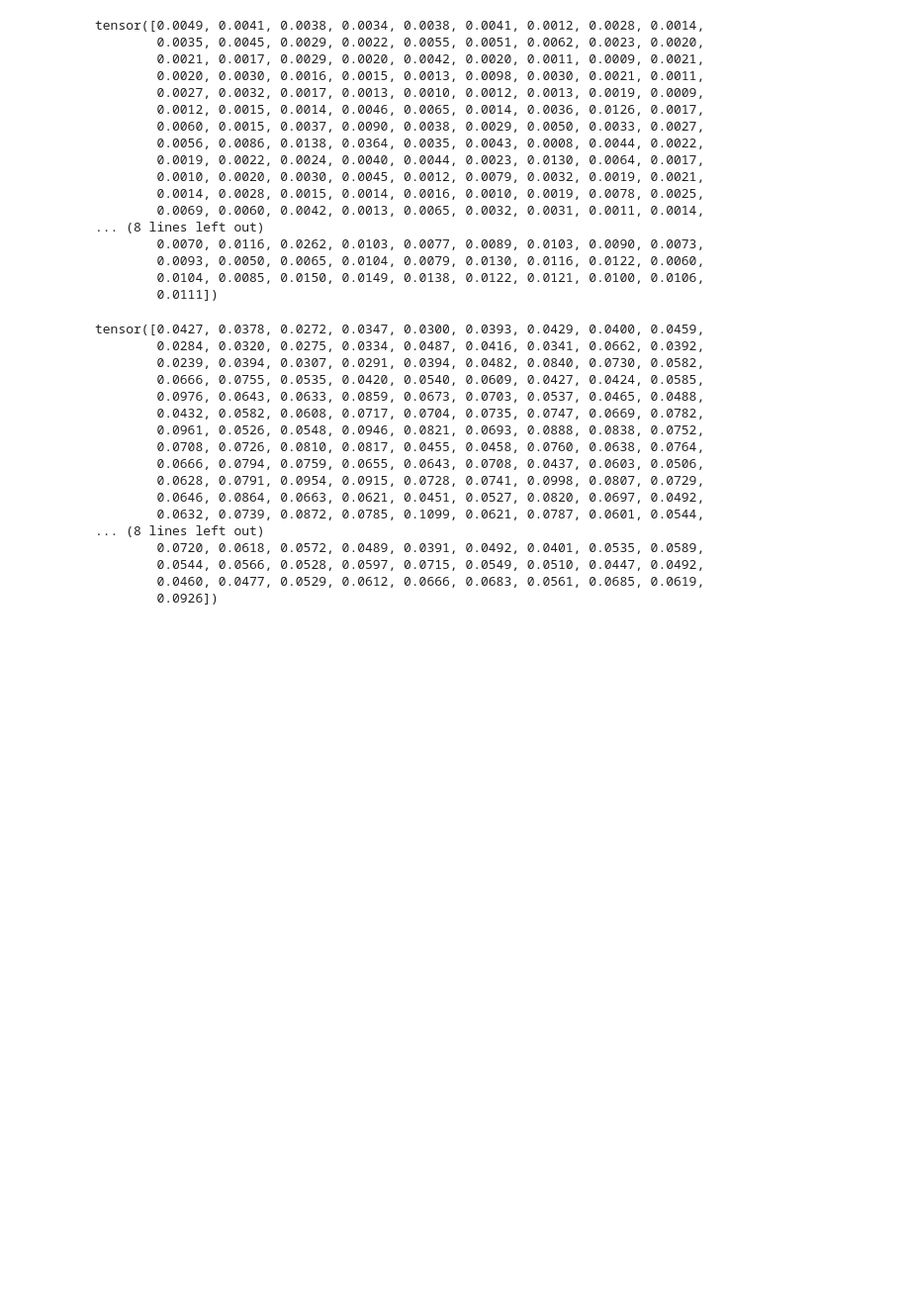
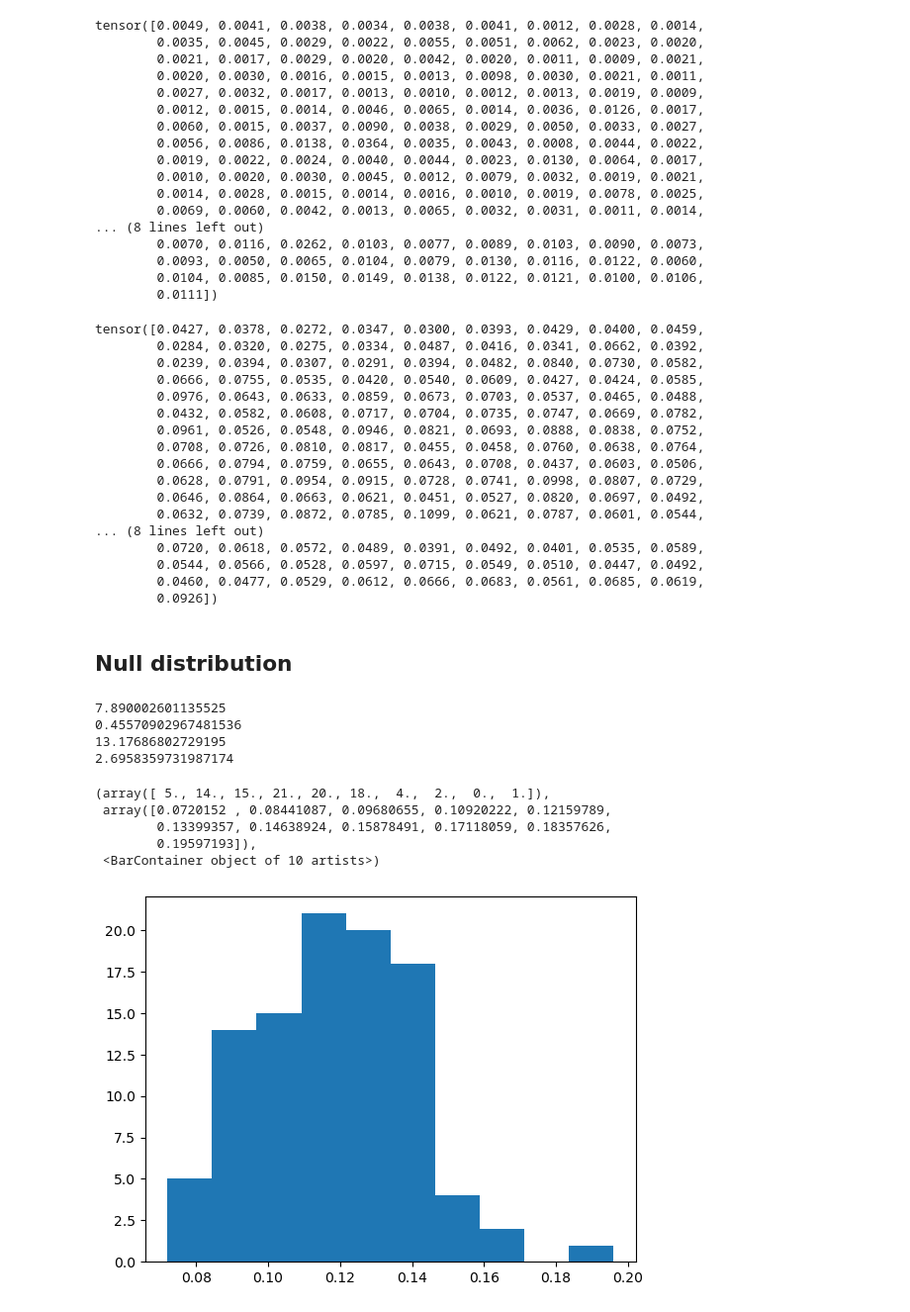
Before and after one commit to mattciff5/spect-to-meg, a Jupyter notebook: code/run_comparison.ipynb, the cells around one changed output. Shown: that part at 99% size. Saved outputs shown, nothing was run; the diff lists cells and outputs as text; code cells hidden in the pictures; blank space fills up the shorter version.

Commit message:
evaluate null distribution

```diff
--- a/code/run_comparison.ipynb
+++ b/code/run_comparison.ipynb
@@ -317,3 +319,59 @@ tensor([0.0427, 0.0378, 0.0272, 0.0347, 0.0300, 0.0393, 0.0429, 0.0400, 0.0459,
         0.0544, 0.0566, 0.0528, 0.0597, 0.0715, 0.0549, 0.0510, 0.0447, 0.0492,
         0.0460, 0.0477, 0.0529, 0.0612, 0.0666, 0.0683, 0.0561, 0.0685, 0.0619,
         0.0926])
+# %% [markdown]
+## Null distribution
+# %%
+extr_path = meg_path + "/collect_data"
+subjects_metrics_null = {}
+real_target = torch.tensor(np.array(real_target))
+real_target = real_target.reshape(real_target.shape[0], real_target.shape[1], 16, 26)
+# %%
+for repo in (os.listdir(extr_path)[3:-2]):
+    subject = repo[-2:]
+    subj_path = extr_path + '/' + repo + '/'
+
+    if subject == '01':
+        distr_list = []
+        for i in tqdm(range(100)):
+            pred_meg_y = torch.load(os.path.join(subj_path, 'meg_prediction_ridge_'+subject+'.pt'))
+            permuted_indices = torch.randperm(pred_meg_y.shape[0])
+            pred_permuted_meg = pred_meg_y[permuted_indices]
+            pred_permuted_meg = pred_permuted_meg.reshape(pred_permuted_meg.shape[0], pred_permuted_meg.shape[1], 16, 26)
+            subjects_metrics_null['subject_'+subject] = bands_metrics(real_target, pred_permuted_meg, freq_bands)
+            list_pears = [entry['pearson_corr'] for entry in subjects_metrics_null['subject_'+subject]['beta']]
+            distr_list.append(list_pears)
+        break
+# %%
+distr_list = torch.tensor(distr_list)
+# %%
+# gaussian way z
+
+z = []
+pears_beta = [entry['pearson_corr'] for entry in subjects_metrics['subject_01']['beta']]
+for index in range(208):
+
+    media = distr_list[:,index].mean()
+    devstd = distr_list[:,index].std()
+
+    t = float((pears_beta[index] - media)/devstd)
+    z.append(t)
+
+print(np.mean(z))
+print(np.min(z))
+print(np.max(z))
+print(np.std(z))
+# %% [output]
+7.890002601135525
+0.45570902967481536
+13.17686802729195
+2.6958359731987174
+# %%
+plt.hist([distr_list[:,0]])
+# %% [output]
+(array([ 5., 14., 15., 21., 20., 18.,  4.,  2.,  0.,  1.]),
+ array([0.0720152 , 0.08441087, 0.09680655, 0.10920222, 0.12159789,
+        0.13399357, 0.14638924, 0.15878491, 0.17118059, 0.18357626,
+        0.19597193]),
+ <BarContainer object of 10 artists>)
+[figure, added]
```
Also changed, not shown: parts of 6 cells of this notebook.
